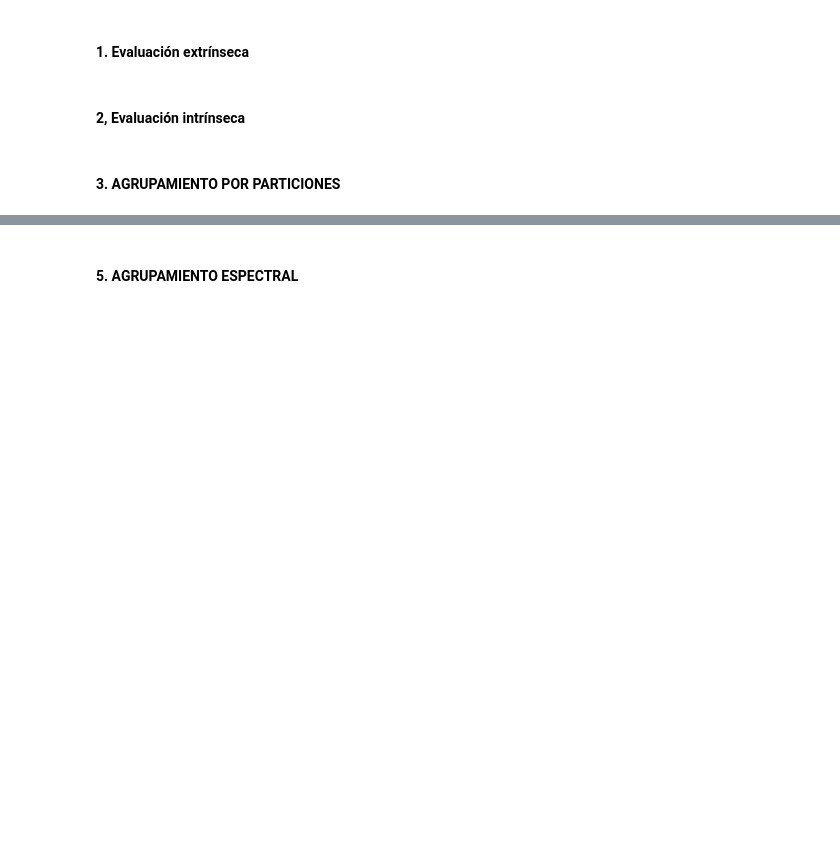
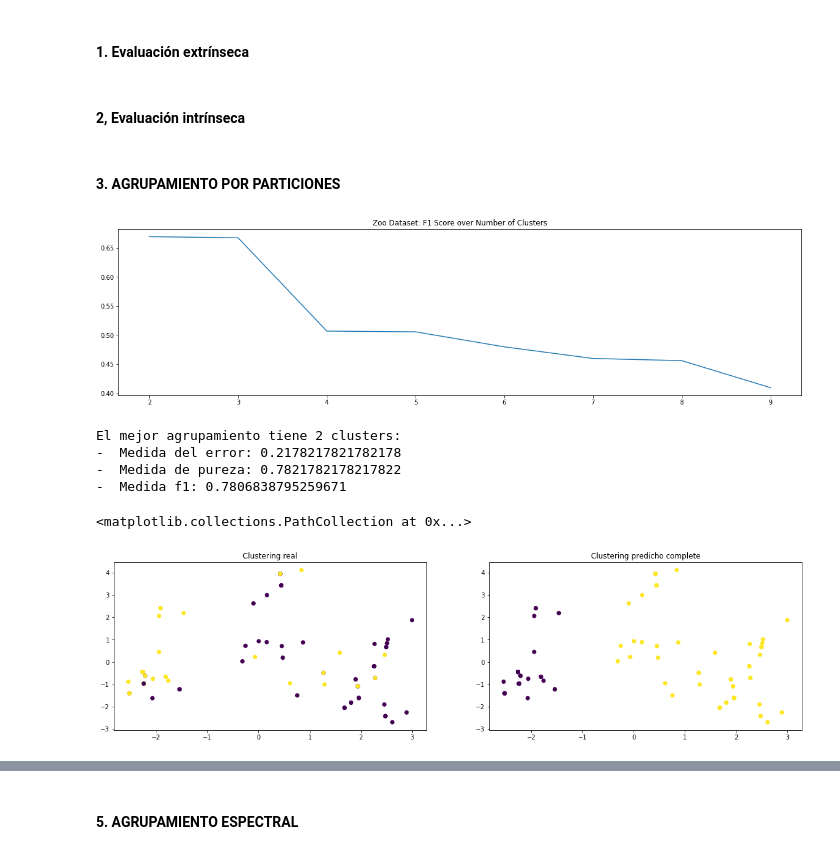
Before and after one commit to alvaronavarroguz/06MAIR-Aprendizaje-No-Supervisado, a Jupyter notebook: Trabajo_Final/Trabajo_Final.ipynb, the cells around one changed output, grey strips where cells are left out. Saved outputs shown, nothing was run; the diff lists cells and outputs as text; code cells hidden in the pictures; blank space fills up the shorter version.

Commit message:
KMeans and Spectral for Zoo dataset

```diff
--- a/Trabajo_Final/Trabajo_Final.ipynb
+++ b/Trabajo_Final/Trabajo_Final.ipynb
@@ -177,3 +177,45 @@ def encontrar_mejor_clustering(resultados):
 #### 2, Evaluación intrínseca
 # %% [markdown]
 #### 3. AGRUPAMIENTO POR PARTICIONES
+# %%
+from sklearn.cluster import KMeans
+
+# Explorar la bondad del agrupamiento en función al número de clusters
+MIN_CLUSTERS = 2
+MAX_CLUSTERS = 10
+
+f1_scores = []
+for n_clusters in range(MIN_CLUSTERS,MAX_CLUSTERS):
+    clf = KMeans(n_clusters=n_clusters)
+    y_pred = clf.fit_predict(PCs_zoo)
+    confusion = matriz_confusion(zoo_label.values,y_pred)
+    f1_scores.append( medida_f1(confusion) )
+
+plt.figure(figsize=(20,5))
+plt.plot(list(range(MIN_CLUSTERS,MAX_CLUSTERS)), clusters_score )
+plt.title("Zoo Dataset: F1 Score over Number of Clusters")
+plt.show()
+
+# Aplicar el mejor resultado
+best_n_clusters = np.argmax(clusters_score)
+y_pred = KMeans(n_clusters=MIN_CLUSTERS + best_n_clusters).fit_predict(PCs_zoo)
+confusion = matriz_confusion(zoo_label.values, y_pred)
+print("El mejor agrupamiento tiene {} clusters:".format(MIN_CLUSTERS + best_n_clusters))
+print("-  Medida del error:", medida_error(confusion.T))
+print("-  Medida de pureza:", medida_pureza(confusion))
+print("-  Medida f1:", medida_f1(confusion))
+
+# Mostrar resultados
+fig, ax = plt.subplots(1,2,figsize=(20,5))
+ax[0].set_title('Clustering real')
+ax[0].scatter(PCs_zoo[:,0], PCs_zoo[:,1], c=zoo_label)
+ax[1].set_title('Clustering predicho ' + mejor_disimilitud)
+ax[1].scatter(PCs_zoo[:,0], PCs_zoo[:,1], c=y_pred)
+# %% [output]
+[figure, added]
+El mejor agrupamiento tiene 2 clusters:
+-  Medida del error: 0.2178217821782178
+-  Medida de pureza: 0.7821782178217822
+-  Medida f1: 0.7806838795259671
+<matplotlib.collections.PathCollection at 0x...>
+[figure, added]
```
Also changed, not shown: parts of 12 cells of this notebook.
